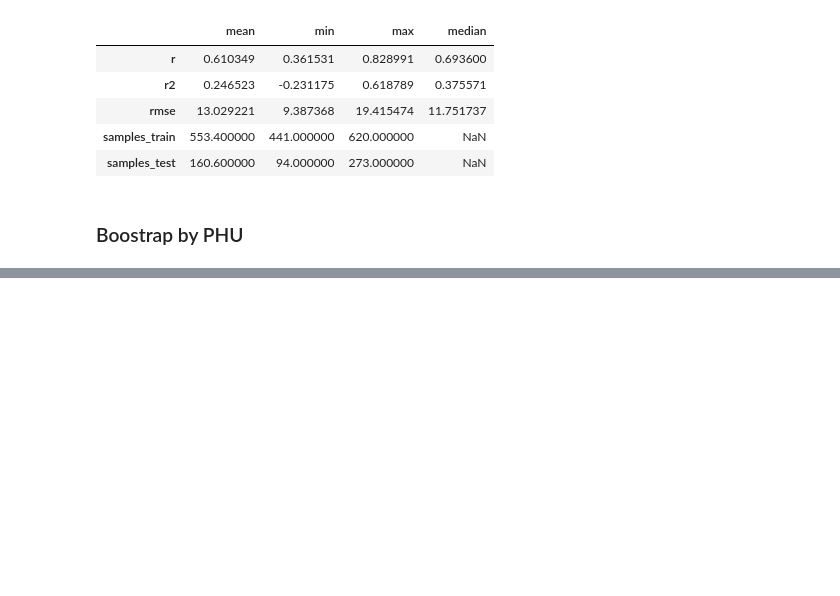
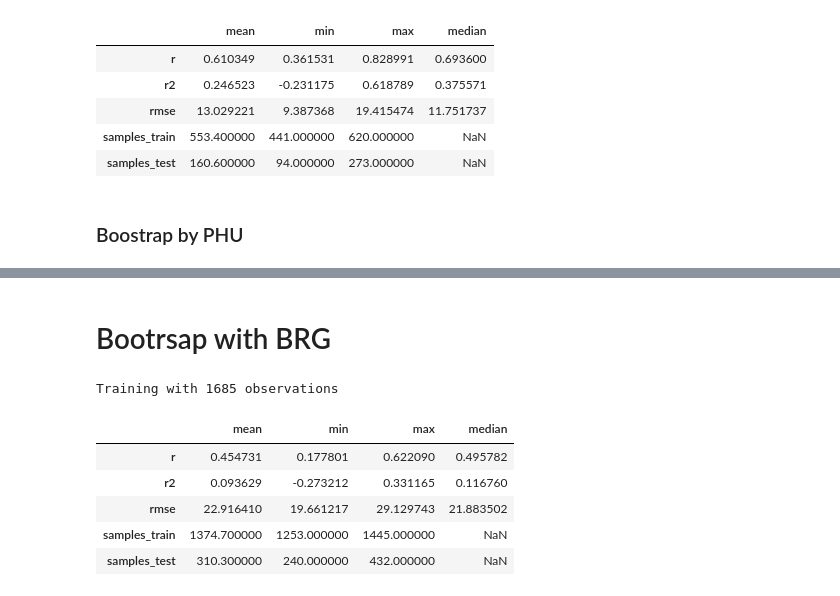
Before and after one commit to dfguerrerom/gwl-modeling, a Jupyter notebook: 4_model_training.ipynb, the cells around one changed output, grey strips where cells are left out. Drawn from its saved outputs; the diff is of its cells as text; code cells hidden in the pictures; blank space fills up the shorter version.

```diff
--- a/4_model_training.ipynb
+++ b/4_model_training.ipynb
@@ -311,0 +311,17 @@ bootstrap_result
+# %% [markdown]
+# Bootrsap with BRG
+# %%
+selected_df = df[
+    (df.source.isin(["brg", "old_brg"])) &
+    (df.island == "Kalimantan")
+]
+bootstrap_result = bootstrap(df = selected_df, variable="gwl_cm", iterations=10, train_size=0.8)
+bootstrap_result
+# %% [output]
+Training with 1685 observations
+|  | mean | min | max | median |
+| r | 0.454731 | 0.177801 | 0.622090 | 0.495782 |
+| r2 | 0.093629 | -0.273212 | 0.331165 | 0.116760 |
+| rmse | 22.916410 | 19.661217 | 29.129743 | 21.883502 |
+| samples_train | 1374.700000 | 1253.000000 | 1445.000000 | NaN |
+| samples_test | 310.300000 | 240.000000 | 432.000000 | NaN |
```
Also changed, not shown: parts of 3 cells of this notebook, 1 other file.
